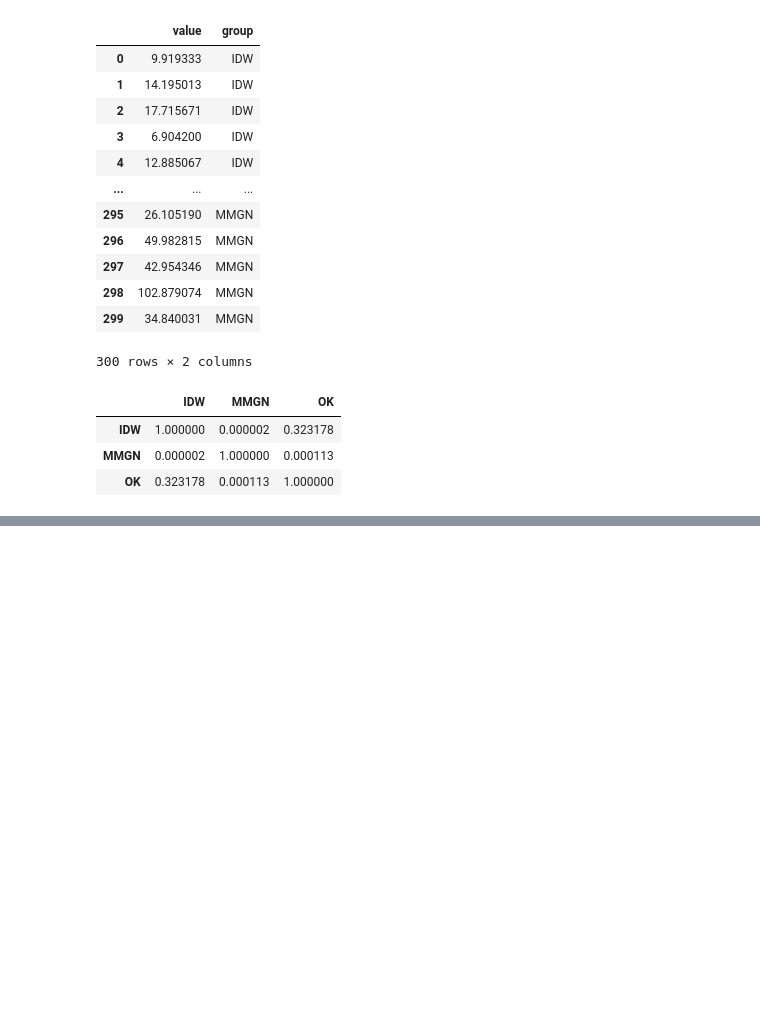
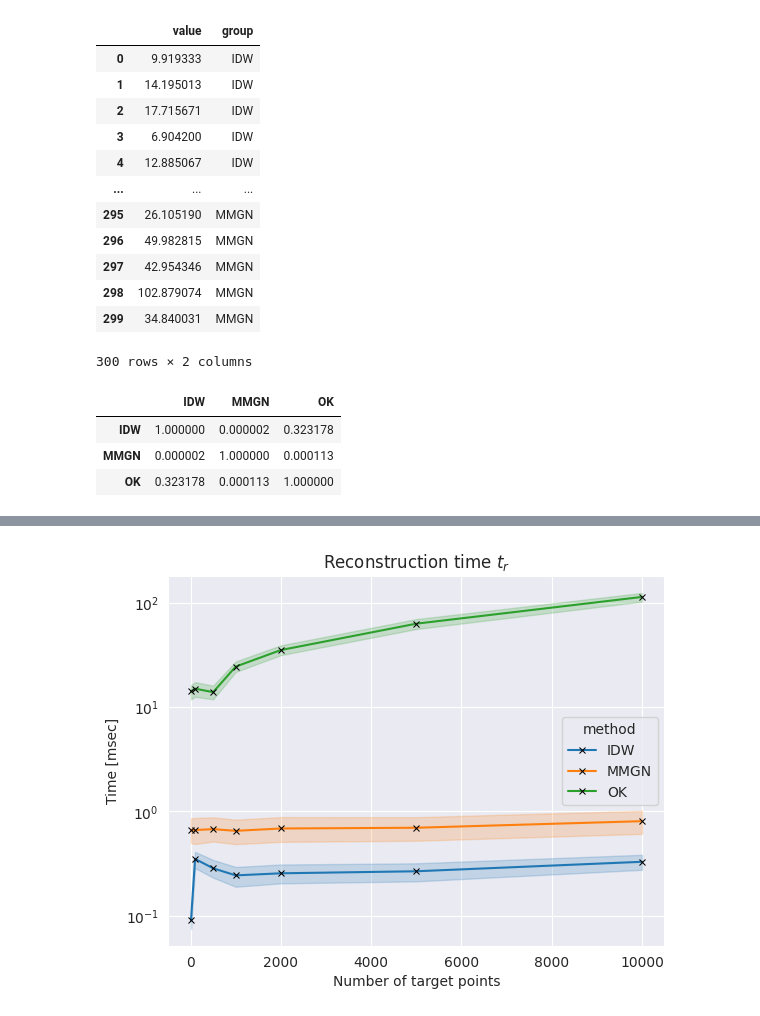
Before and after one commit to jamesWalczak/climatrix, a Jupyter notebook: experiments/jwalczak/01_Apr_02_compare_recon_method/notebooks/analysis.ipynb, the cells around one changed output, grey strips where cells are left out. Saved outputs shown, nothing was run; the diff lists cells and outputs as text; code cells hidden in the pictures; blank space fills up the shorter version.

```diff
--- a/experiments/jwalczak/01_Apr_02_compare_recon_method/notebooks/analysis.ipynb
+++ b/experiments/jwalczak/01_Apr_02_compare_recon_method/notebooks/analysis.ipynb
@@ -533,0 +578,12 @@ dunn_res_max
+# %%
+resource_idw = pd.read_csv(RESULTS_DIR / "benchmarking" / "benchmark_results_idw.csv")
+resource_ok = pd.read_csv(RESULTS_DIR / "benchmarking" / "benchmark_results_ok.csv")
+resource_mmgn = pd.read_csv(RESULTS_DIR / "benchmarking" / "benchmark_results_mmgn.csv")
+# %%
+resources = pd.concat([resource_idw, resource_mmgn, resource_ok])
+resources['method'] = resources['method'].map({
+    'idw': 'IDW',
+    'ok': 'OK',
+    'mmgn': "MMGN"
+})
+resources
@@ -533,0 +604,23 @@ dunn_res_max
+# %%
+import seaborn as sns
+
+sns.set_style("dark")
+# %%
+ax = sns.lineplot(
+    data=resources,
+    x="n_points",
+    y="time",
+    hue="method",
+    marker='x',
+    markersize=5,
+    markeredgecolor='black',
+    markerfacecolor='black'
+)
+ax.set_yscale("log")
+ax.grid()
+ax.set_title("Reconstruction time $t_r$")
+ax.set_ylabel("Time [msec]")
+ax.set_xlabel("Number of target points")
+ax.get_figure().savefig("recon_time.png")
+# %% [output]
+[figure, added]
```
Also changed, not shown: parts of 8 cells of this notebook.
